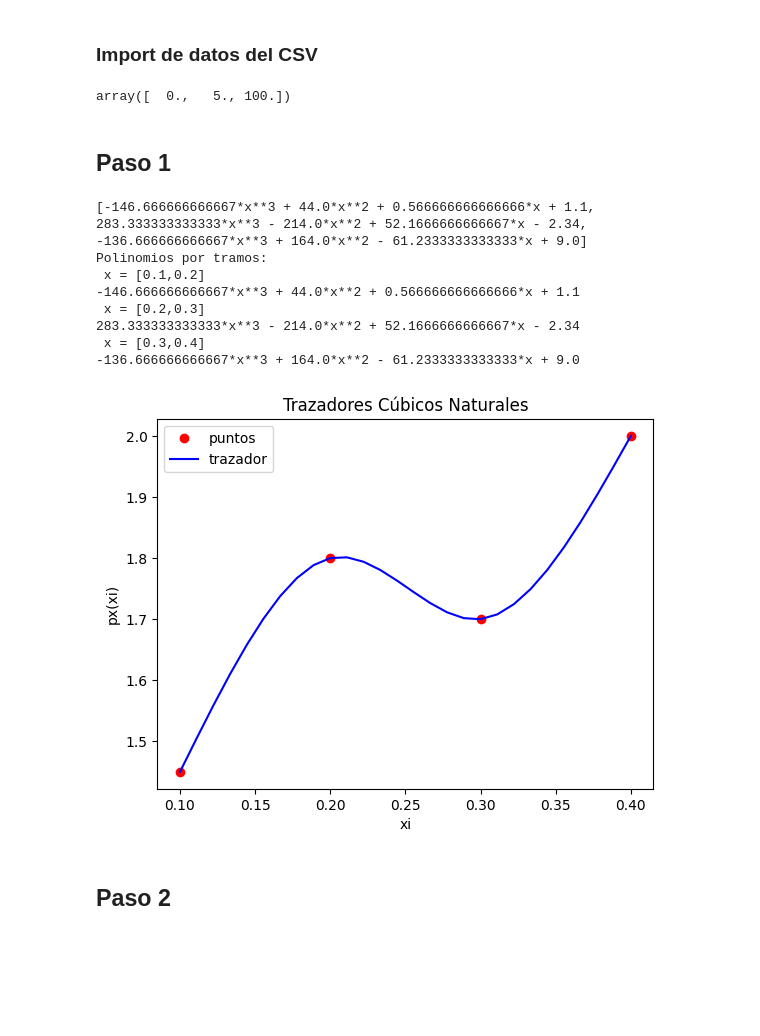
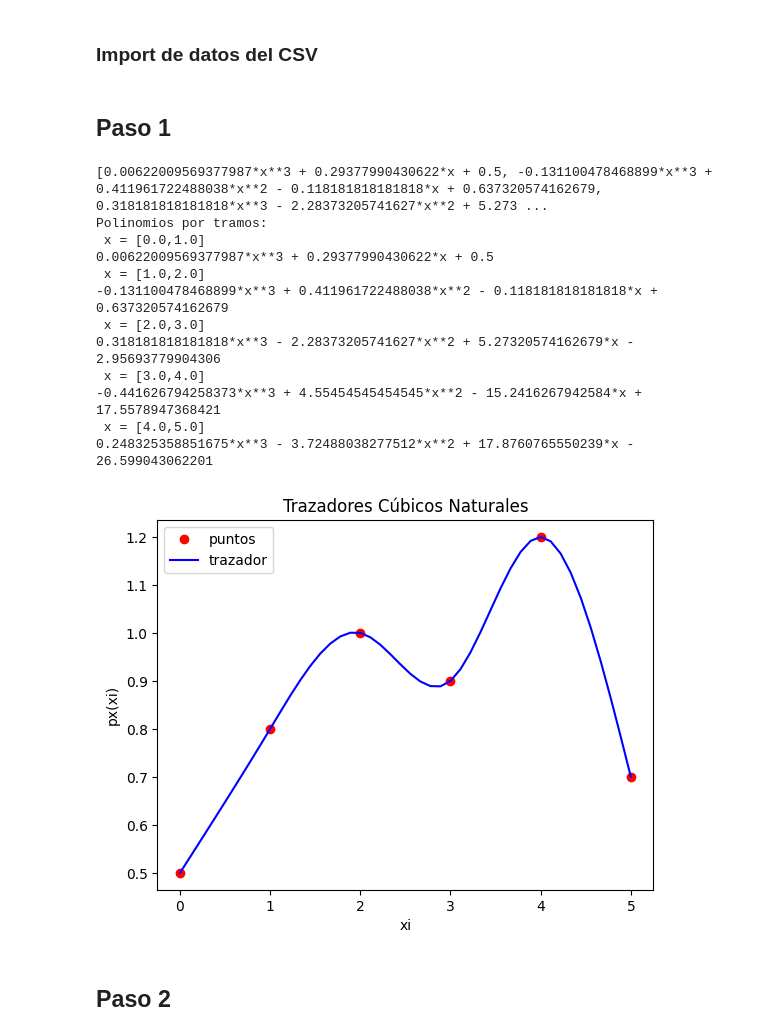
Before and after one commit to Farreto06/Calculo-Numerico-Grupal, a Jupyter notebook: Evaluacion 3/Diseño de una Montaña Rusa.ipynb, the cells around one changed output. Saved outputs shown, nothing was run; the diff lists cells and outputs as text; code cells hidden in the pictures; blank space fills up the shorter version.

Commit message:
asignacion de valores a las variables y colocadas en el paso 1

```diff
--- a/Evaluacion 3/Diseño de una Montaña Rusa.ipynb
+++ b/Evaluacion 3/Diseño de una Montaña Rusa.ipynb
@@ -30,8 +30,19 @@ def get_arr_2d(fila):
             matriz.append(linea_floats)
             cont+=1
         return (matriz)
+
+#Asigancion de los datos del .CSV a las variables correspondientes
+
+x_data1 = get_arr(0)
+y_data1 = get_arr(1)
+x_vals1 = get_arr(2)
+
+x_data2 = get_arr(3)
+y_data2 = get_arr(4)
+x_vals2 = get_arr(5)
+
+A=get_arr_2d(6)
+b=get_arr(7)
-# %% [output]
-array([  0.,   5., 100.])
 # %% [markdown]
 ## Paso 1
 # %%
@@ -114,54 +125,58 @@ muestras = 10 # entre cada par de puntos
 
 # PROCEDIMIENTO
 # Tabla de polinomios por tramos
-n = len(xi)
-tabla = trazador_cubico(xi,fi)
+n = len(x_data1)
+tabla = trazador_cubico(x_data1,y_data1)
 
 # SALIDA
 print('Polinomios por tramos: ')
 for tramo in range(1,n,1):
-    print(' x = ['+str(xi[tramo-1])
-          +','+str(xi[tramo])+']')
+    print(' x = ['+str(x_data1[tramo-1])
+          +','+str(x_data1[tramo])+']')
     print(str(tabla[tramo-1]))
 
 # GRAFICA
 # Puntos para graficar cada tramo
 xtraza = np.array([])
 ytraza = np.array([])
 tramo = 1
 while not(tramo>=n):
-    a = xi[tramo-1]
-    b = xi[tramo]
+    a = x_data1[tramo-1]
+    b = x_data1[tramo]
     xtramo = np.linspace(a,b,muestras)
 
     # evalua polinomio del tramo
     tramox = tabla[tramo-1]
     pxt = sym.lambdify('x',tramox)
     ytramo = pxt(xtramo)
 
     # vectores de trazador en x,y
     xtraza = np.concatenate((xtraza,xtramo))
     ytraza = np.concatenate((ytraza,ytramo))
     tramo = tramo + 1
 
 # Gráfica
-plt.plot(xi,fi,'ro', label='puntos')
+plt.plot(x_data1,y_data1,'ro', label='puntos')
 plt.plot(xtraza,ytraza, label='trazador', color='blue')
 plt.title('Trazadores Cúbicos Naturales')
 plt.xlabel('xi')
 plt.ylabel('px(xi)')
 plt.legend()
 plt.show()
 # %% [output]
-[-146.666666666667*x**3 + 44.0*x**2 + 0.566666666666666*x + 1.1, 283.333333333333*x**3 - 214.0*x**2 + 52.1666666666667*x - 2.34, -136.666666666667*x**3 + 164.0*x**2 - 61.2333333333333*x + 9.0]
+[0.00622009569377987*x**3 + 0.29377990430622*x + 0.5, -0.131100478468899*x**3 + 0.411961722488038*x**2 - 0.118181818181818*x + 0.637320574162679, 0.318181818181818*x**3 - 2.28373205741627*x**2 + 5.273 ...
 Polinomios por tramos:
- x = [0.1,0.2]
--146.666666666667*x**3 + 44.0*x**2 + 0.566666666666666*x + 1.1
- x = [0.2,0.3]
-283.333333333333*x**3 - 214.0*x**2 + 52.1666666666667*x - 2.34
- x = [0.3,0.4]
--136.666666666667*x**3 + 164.0*x**2 - 61.2333333333333*x + 9.0
+ x = [0.0,1.0]
+0.00622009569377987*x**3 + 0.29377990430622*x + 0.5
+ x = [1.0,2.0]
+-0.131100478468899*x**3 + 0.411961722488038*x**2 - 0.118181818181818*x + 0.637320574162679
+ x = [2.0,3.0]
+0.318181818181818*x**3 - 2.28373205741627*x**2 + 5.27320574162679*x - 2.95693779904306
+ x = [3.0,4.0]
+-0.441626794258373*x**3 + 4.55454545454545*x**2 - 15.2416267942584*x + 17.5578947368421
+ x = [4.0,5.0]
+0.248325358851675*x**3 - 3.72488038277512*x**2 + 17.8760765550239*x - 26.599043062201
-[figure, old version]
+[figure, new version]
 # %% [markdown]
 ## Paso 2
 # %%
```
